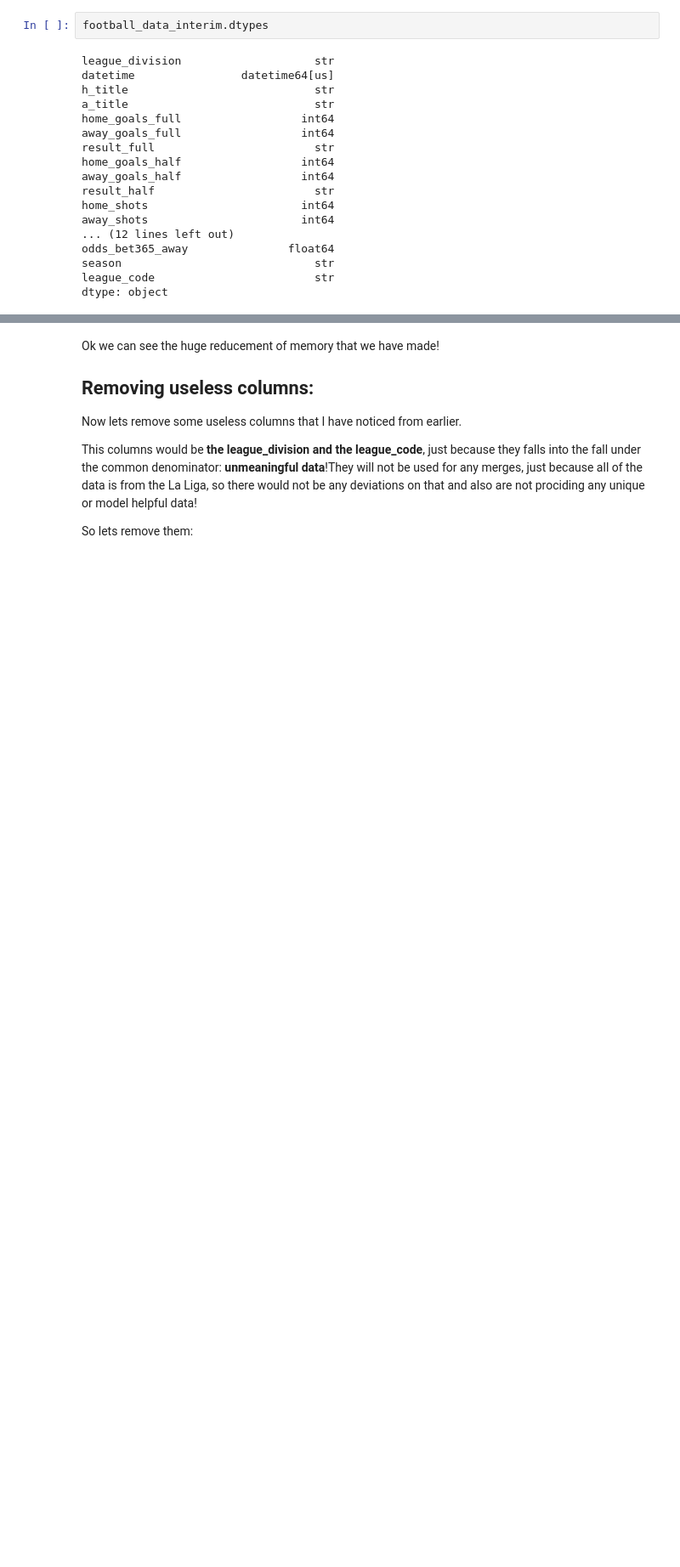
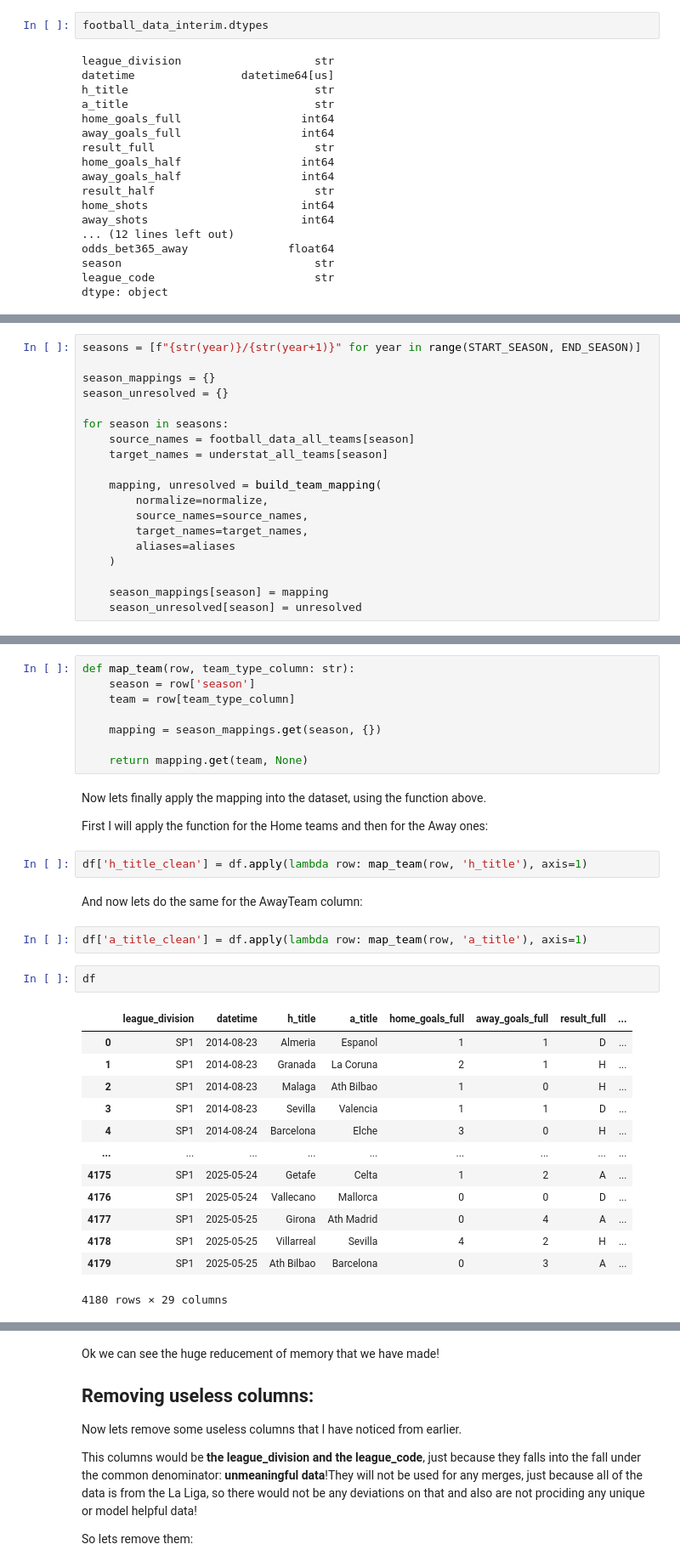
Before and after one commit to kvenov/Football_Betting_Analysis, a Jupyter notebook: notebooks/cleaning/01_football_data_co_uk_cleaning.ipynb, the cells around one changed output, grey strips where cells are left out. Shown at 85% size. Drawn from its saved outputs; the diff is of its cells as text; blank space fills up the shorter version.

```diff
--- a/notebooks/cleaning/01_football_data_co_uk_cleaning.ipynb
+++ b/notebooks/cleaning/01_football_data_co_uk_cleaning.ipynb
@@ -530,0 +726,19 @@ Now lets optimize the memory usage of the dataset using the `optimize_dataframe_
+# %%
+seasons = [f"{str(year)}/{str(year+1)}" for year in range(START_SEASON, END_SEASON)]
+
+season_mappings = {}
+season_unresolved = {}
+
+for season in seasons:
+    source_names = football_data_all_teams[season]
+    target_names = understat_all_teams[season]
+
+    mapping, unresolved = build_team_mapping(
+        normalize=normalize,
+        source_names=source_names,
+        target_names=target_names,
+        aliases=aliases
+    )
+
+    season_mappings[season] = mapping
+    season_unresolved[season] = unresolved
@@ -530,0 +749,34 @@ Now lets optimize the memory usage of the dataset using the `optimize_dataframe_
+# %%
+def map_team(row, team_type_column: str):
+    season = row['season']
+    team = row[team_type_column]
+
+    mapping = season_mappings.get(season, {})
+
+    return mapping.get(team, None)
+# %% [markdown]
+Now lets finally apply the mapping into the dataset, using the function above.
+
+First I will apply the function for the Home teams and then for the Away ones:
+# %%
+df['h_title_clean'] = df.apply(lambda row: map_team(row, 'h_title'), axis=1)
+# %% [markdown]
+And now lets do the same for the AwayTeam column:
+# %%
+df['a_title_clean'] = df.apply(lambda row: map_team(row, 'a_title'), axis=1)
+# %%
+df
+# %% [output]
+|  | league_division | datetime | h_title | a_title | home_goals_full | away_goals_full | result_full | ... |
+| 0 | SP1 | 2014-08-23 | Almeria | Espanol | 1 | 1 | D | ... |
+| 1 | SP1 | 2014-08-23 | Granada | La Coruna | 2 | 1 | H | ... |
+| 2 | SP1 | 2014-08-23 | Malaga | Ath Bilbao | 1 | 0 | H | ... |
+| 3 | SP1 | 2014-08-23 | Sevilla | Valencia | 1 | 1 | D | ... |
+| 4 | SP1 | 2014-08-24 | Barcelona | Elche | 3 | 0 | H | ... |
+| ... | ... | ... | ... | ... | ... | ... | ... | ... |
+| 4175 | SP1 | 2025-05-24 | Getafe | Celta | 1 | 2 | A | ... |
+| 4176 | SP1 | 2025-05-24 | Vallecano | Mallorca | 0 | 0 | D | ... |
+| 4177 | SP1 | 2025-05-25 | Girona | Ath Madrid | 0 | 4 | A | ... |
+| 4178 | SP1 | 2025-05-25 | Villarreal | Sevilla | 4 | 2 | H | ... |
+| 4179 | SP1 | 2025-05-25 | Ath Bilbao | Barcelona | 0 | 3 | A | ... |
+4180 rows × 29 columns
```
Also changed, not shown: parts of 43 cells of this notebook.
